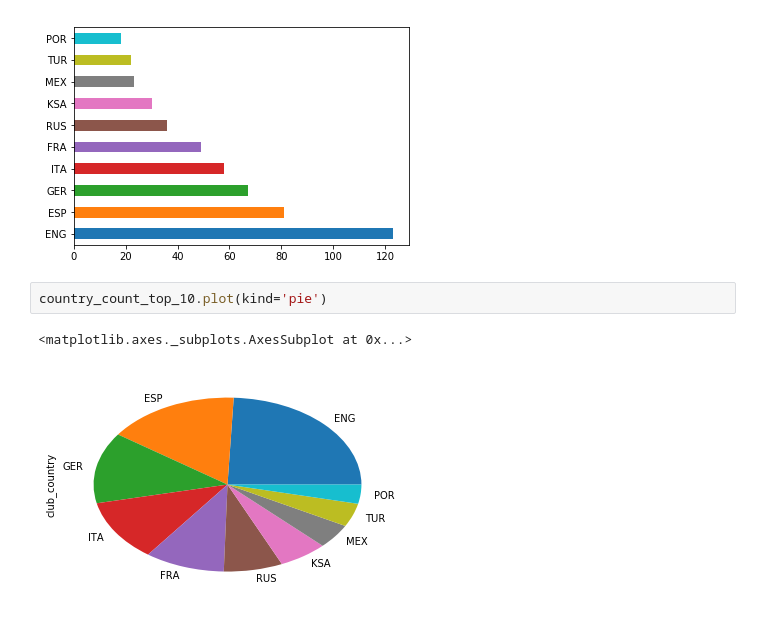
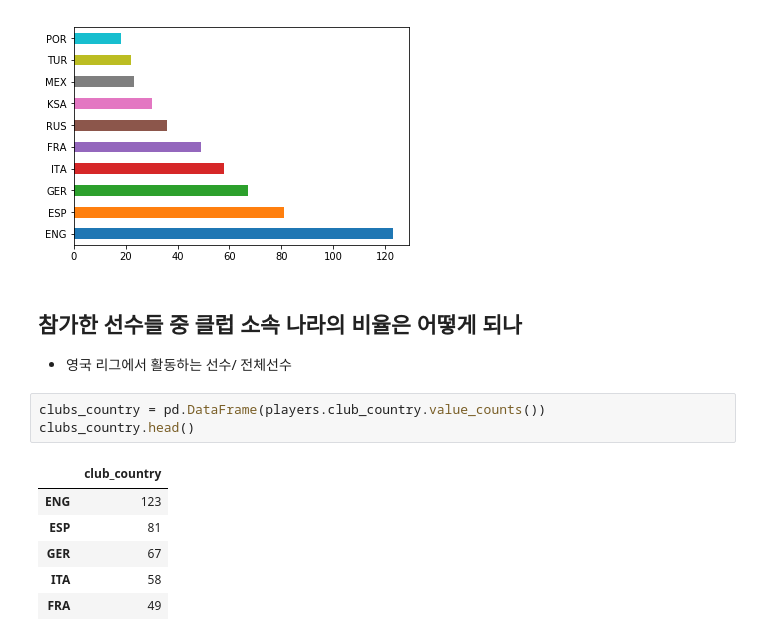
Before and after one commit to joyce04/python_database_class, a Jupyter notebook: 2. Pandas,Numpy/1. Pandas를 활용한 선수 소속 클럽팀 데이터.ipynb, the cells around one changed output. Drawn from its saved outputs; the diff is of its cells as text.

```diff
--- a/2. Pandas,Numpy/1. Pandas를 활용한 선수 소속 클럽팀 데이터.ipynb
+++ b/2. Pandas,Numpy/1. Pandas를 활용한 선수 소속 클럽팀 데이터.ipynb
@@ -194,8 +204,17 @@ country_count_top_10.plot(kind='barh')
 # %% [output]
 <matplotlib.axes._subplots.AxesSubplot at 0x...>
 [figure]
-# %%
-country_count_top_10.plot(kind='pie')
-# %% [output]
-<matplotlib.axes._subplots.AxesSubplot at 0x...>
-[figure, removed]
+# %% [markdown]
+## 참가한 선수들 중 클럽 소속 나라의 비율은 어떻게 되나
+
+- 영국 리그에서 활동하는 선수/ 전체선수
+# %%
+clubs_country = pd.DataFrame(players.club_country.value_counts())
+clubs_country.head()
+# %% [output]
+|  | club_country |
+| ENG | 123 |
+| ESP | 81 |
+| GER | 67 |
+| ITA | 58 |
+| FRA | 49 |
```
Also changed, not shown: parts of 10 cells of this notebook, 3 other files.
